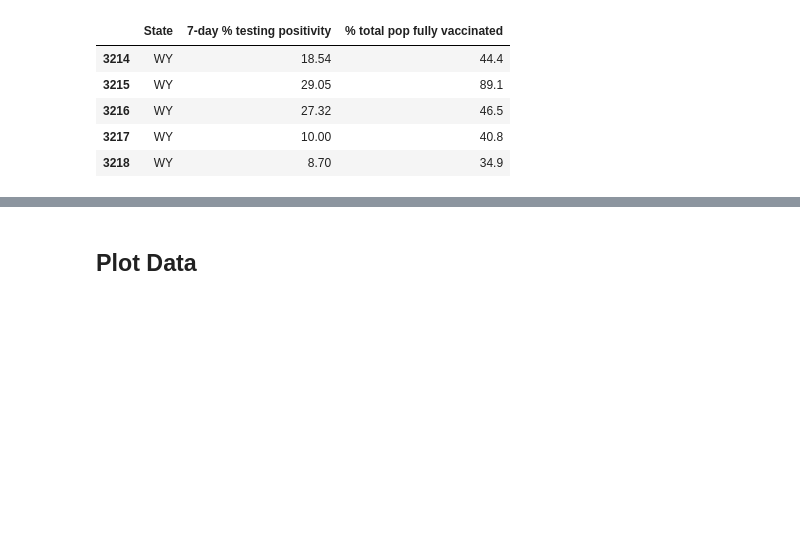
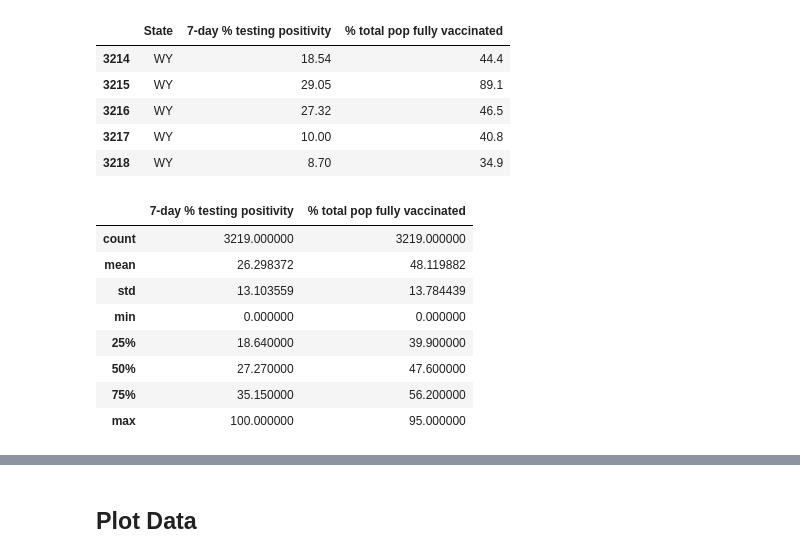
Before and after one commit to IusztinPaul/impact-covid-vaccine-usa, a Jupyter notebook: status.ipynb, the cells around one changed output, grey strips where cells are left out. Cells and saved outputs as stored; diff of their text form; code cells hidden in the pictures; blank space fills up the shorter version.

```diff
--- a/status.ipynb
+++ b/status.ipynb
@@ -240,6 +337,18 @@ datatp.tail()
 | 3216 | WY | 27.32 | 46.5 |
 | 3217 | WY | 10.00 | 40.8 |
 | 3218 | WY | 8.70 | 34.9 |
+# %%
+datatp.describe()
+# %% [output]
+|  | 7-day % testing positivity | % total pop fully vaccinated |
+| count | 3219.000000 | 3219.000000 |
+| mean | 26.298372 | 48.119882 |
+| std | 13.103559 | 13.784439 |
+| min | 0.000000 | 0.000000 |
+| 25% | 18.640000 | 39.900000 |
+| 50% | 27.270000 | 47.600000 |
+| 75% | 35.150000 | 56.200000 |
+| max | 100.000000 | 95.000000 |
 # %%
 # Group by State
 grouped_df = datatp.groupby('State')
```
Also changed, not shown: parts of 23 cells of this notebook.
